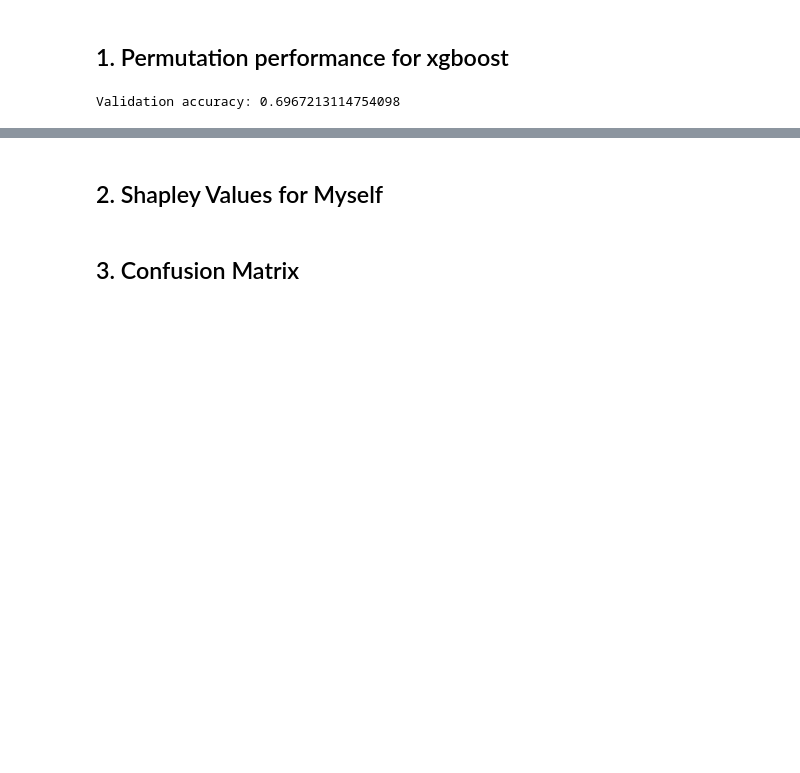
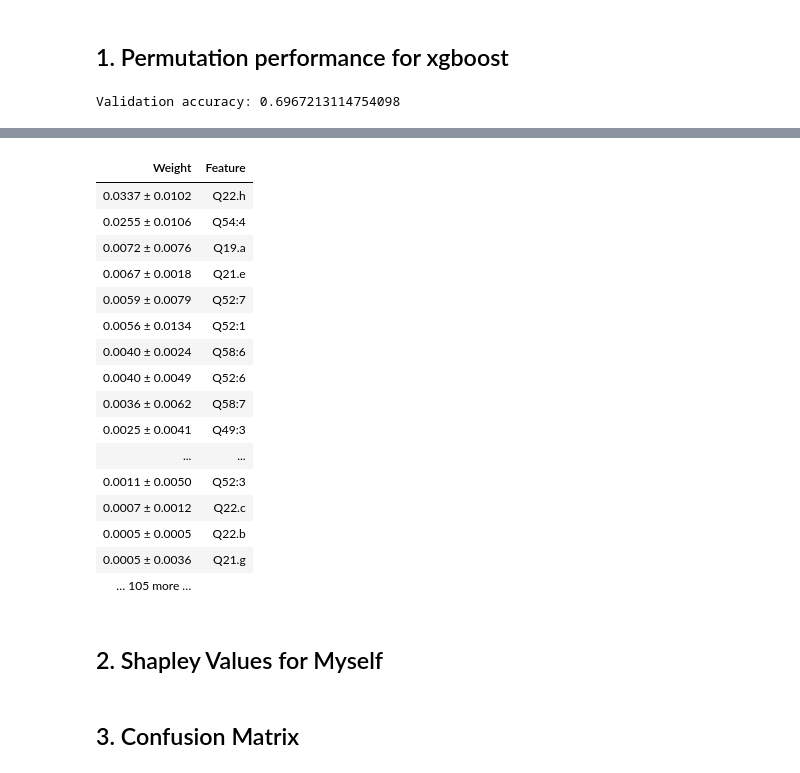
Before and after one commit to jae-finger/ls-unit2-build-week, a Jupyter notebook: ls_unit2_buildsprint_ML_notebook.ipynb, the cells around one changed output, grey strips where cells are left out. Cells and saved outputs as stored; diff of their text form; code cells hidden in the pictures; blank space fills up the shorter version.

```diff
--- a/ls_unit2_buildsprint_ML_notebook.ipynb
+++ b/ls_unit2_buildsprint_ML_notebook.ipynb
@@ -433,12 +489,12 @@ print(f'Validation accuracy: {pipe_score}')
 # %% [output]
 Validation accuracy: 0.6967213114754098
 # %%
-# #Build permuter
-# permuter = PermutationImportance(
-#     xgbpl,
-#     scoring='accuracy',
-#     n_iter=5,
-#     random_state=42
-# )
+#Build permuter
+permuter = PermutationImportance(
+    xgbpl,
+    scoring='accuracy',
+    n_iter=5,
+    random_state=42
+)
 
-# permuter.fit(X_val_transformed, y_val)
+permuter.fit(X_val_transformed, y_val)
@@ -445,11 +519,29 @@ Validation accuracy: 0.6967213114754098
 # %%
-# #Display permutation importances
-# feature_names = X_val.columns.tolist()
-# eli5.show_weights(
-#     permuter,
-#     top = 20,
-#     feature_names= feature_names
-# )
+#Display permutation importances
+feature_names = X_val.columns.tolist()
+eli5.show_weights(
+    permuter,
+    top = 20,
+    feature_names= feature_names
+)
+# %% [output]
+| Weight | Feature |
+| 0.0337 ± 0.0102 | Q22.h |
+| 0.0255 ± 0.0106 | Q54:4 |
+| 0.0072 ± 0.0076 | Q19.a |
+| 0.0067 ± 0.0018 | Q21.e |
+| 0.0059 ± 0.0079 | Q52:7 |
+| 0.0056 ± 0.0134 | Q52:1 |
+| 0.0040 ± 0.0024 | Q58:6 |
+| 0.0040 ± 0.0049 | Q52:6 |
+| 0.0036 ± 0.0062 | Q58:7 |
+| 0.0025 ± 0.0041 | Q49:3 |
+| ... | ... |
+| 0.0011 ± 0.0050 | Q52:3 |
+| 0.0007 ± 0.0012 | Q22.c |
+| 0.0005 ± 0.0005 | Q22.b |
+| 0.0005 ± 0.0036 | Q21.g |
+| … 105 more … |  |
 # %% [markdown]
 ## 2. Shapley Values for Myself
 # %% [markdown]
```
Also changed, not shown: parts of 10 cells of this notebook.
